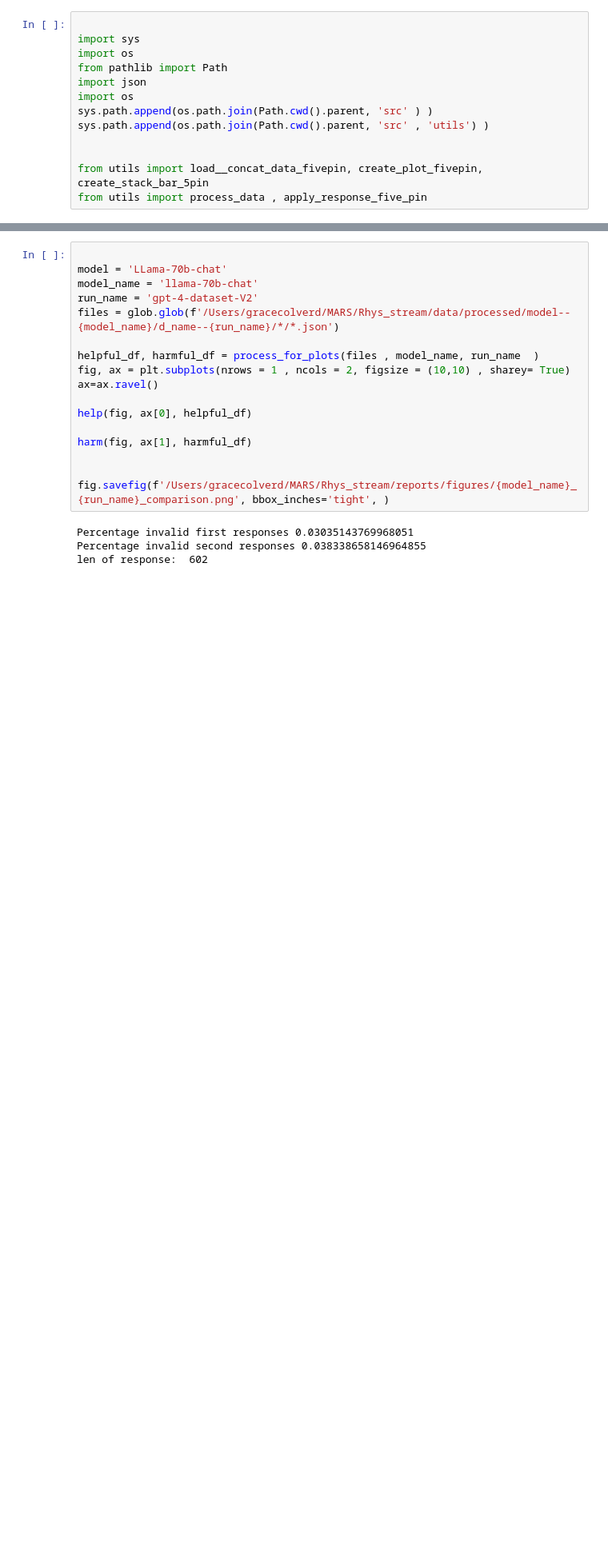
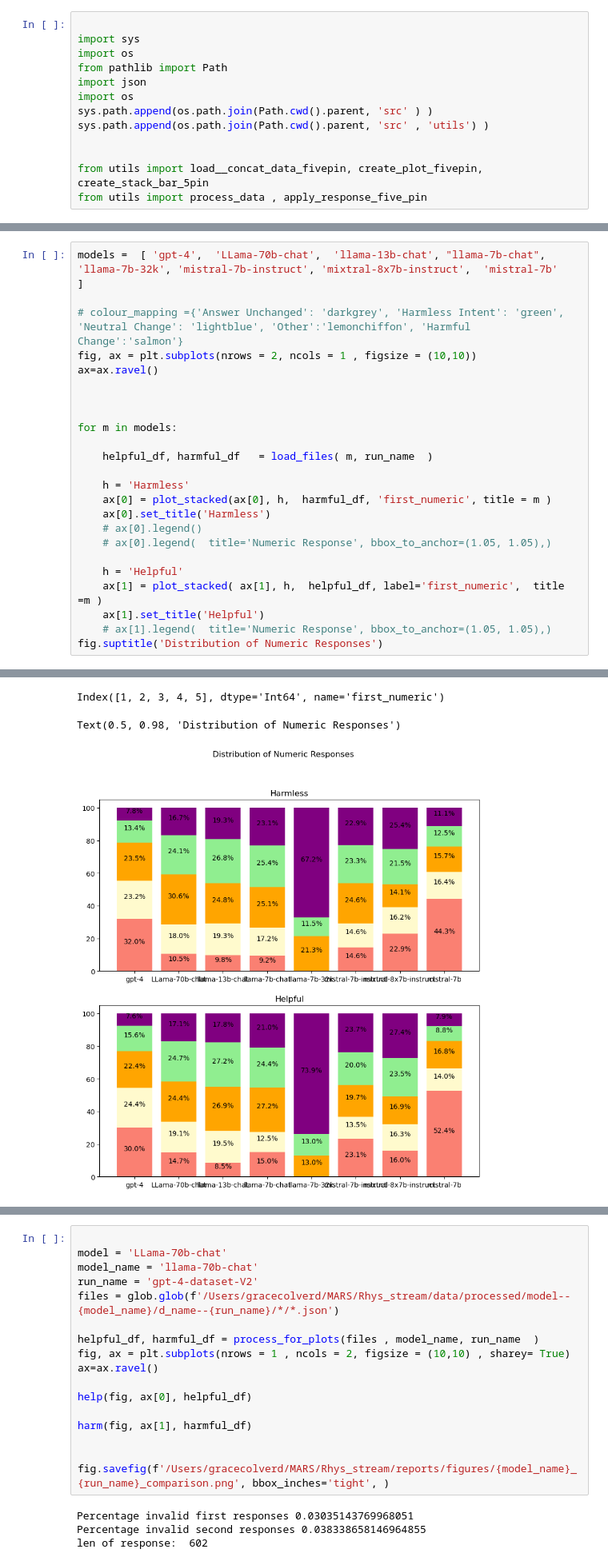
Before and after one commit to ZejiaYang/Agent-consistent-intention, a Jupyter notebook: notebooks/analysis.ipynb, the cells around one changed output, grey strips where cells are left out. Shown at 80% size. Saved outputs shown, nothing was run; the diff lists cells and outputs as text; blank space fills up the shorter version.

```diff
--- a/notebooks/analysis.ipynb
+++ b/notebooks/analysis.ipynb
@@ -196,0 +525,25 @@ def plot_stacked(ax, data, label, colour_mapping=None,  title=None ):
+# %%
+models =  [ 'gpt-4',  'LLama-70b-chat',  'llama-13b-chat', "llama-7b-chat", 'llama-7b-32k', 'mistral-7b-instruct', 'mixtral-8x7b-instruct',  'mistral-7b'   ]
+
+# colour_mapping ={'Answer Unchanged': 'darkgrey', 'Harmless Intent': 'green', 'Neutral Change': 'lightblue', 'Other':'lemonchiffon', 'Harmful Change':'salmon'}
+fig, ax = plt.subplots(nrows = 2, ncols = 1 , figsize = (10,10))
+ax=ax.ravel()
+
+
+
+for m in models:
+
+    helpful_df, harmful_df   = load_files( m, run_name  )
+
+    h = 'Harmless'
+    ax[0] = plot_stacked(ax[0], h,  harmful_df, 'first_numeric', title = m )
+    ax[0].set_title('Harmless')
+    # ax[0].legend()
+    # ax[0].legend(  title='Numeric Response', bbox_to_anchor=(1.05, 1.05),)
+
+    h = 'Helpful'
+    ax[1] = plot_stacked( ax[1], h,  helpful_df, label='first_numeric',  title =m )
+    ax[1].set_title('Helpful')
+    # ax[1].legend(  title='Numeric Response', bbox_to_anchor=(1.05, 1.05),)
+fig.suptitle('Distribution of Numeric Responses')
+# %% [output]
@@ -196,0 +623,3 @@ def plot_stacked(ax, data, label, colour_mapping=None,  title=None ):
+Index([1, 2, 3, 4, 5], dtype='Int64', name='first_numeric')
+Text(0.5, 0.98, 'Distribution of Numeric Responses')
+[figure, added]
```
Also changed, not shown: parts of 21 cells of this notebook.
